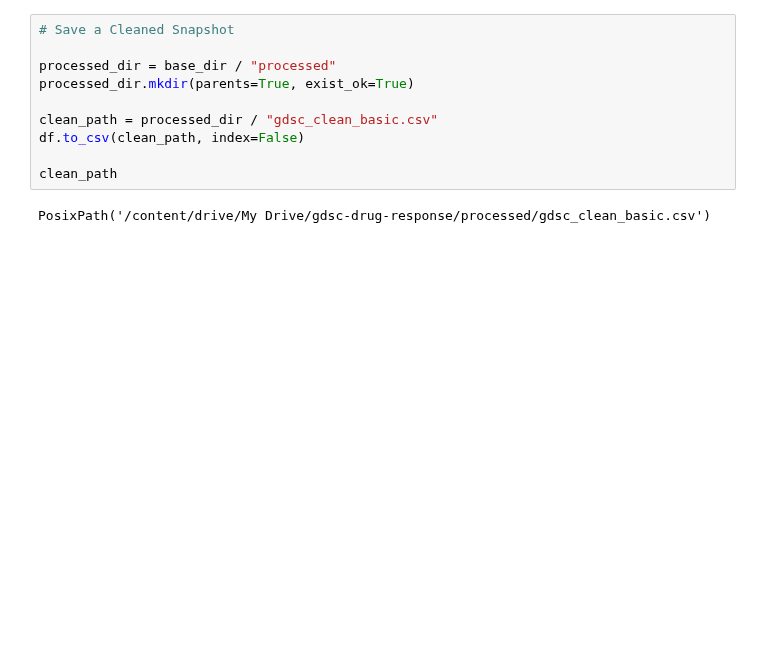
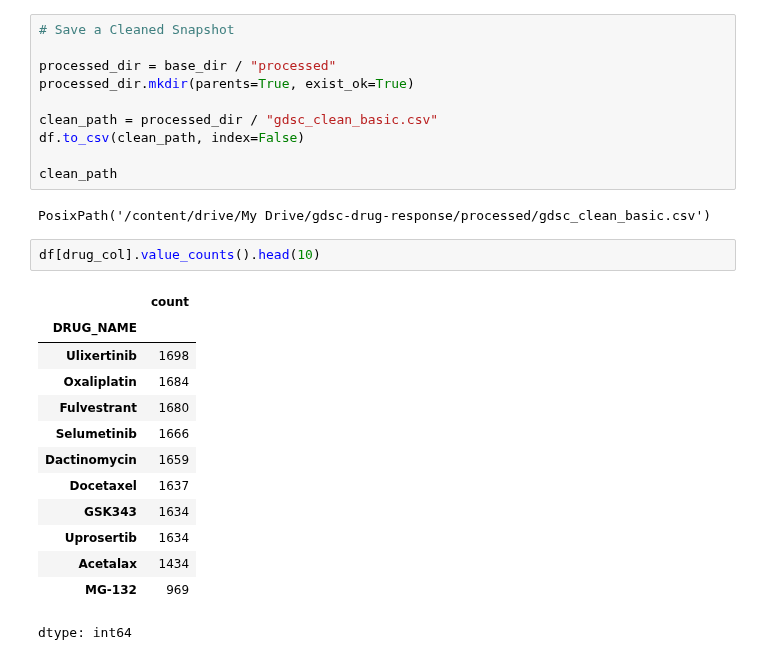
Before and after one commit to AarzuM39/gdsc-drug-response-project, a Jupyter notebook: notebooks/01_data_loading_and_qc.ipynb, the cells around one changed output. Drawn from its saved outputs; the diff is of its cells as text; blank space fills up the shorter version.

```diff
--- a/notebooks/01_data_loading_and_qc.ipynb
+++ b/notebooks/01_data_loading_and_qc.ipynb
@@ -167,3 +168,19 @@ df.to_csv(clean_path, index=False)
 clean_path
 # %% [output]
 PosixPath('/content/drive/My Drive/gdsc-drug-response/processed/gdsc_clean_basic.csv')
+# %%
+df[drug_col].value_counts().head(10)
+# %% [output]
+|  | count |
+| DRUG_NAME |  |
+| Ulixertinib | 1698 |
+| Oxaliplatin | 1684 |
+| Fulvestrant | 1680 |
+| Selumetinib | 1666 |
+| Dactinomycin | 1659 |
+| Docetaxel | 1637 |
+| GSK343 | 1634 |
+| Uprosertib | 1634 |
+| Acetalax | 1434 |
+| MG-132 | 969 |
+dtype: int64
```
Also changed, not shown: parts of 5 cells of this notebook.
